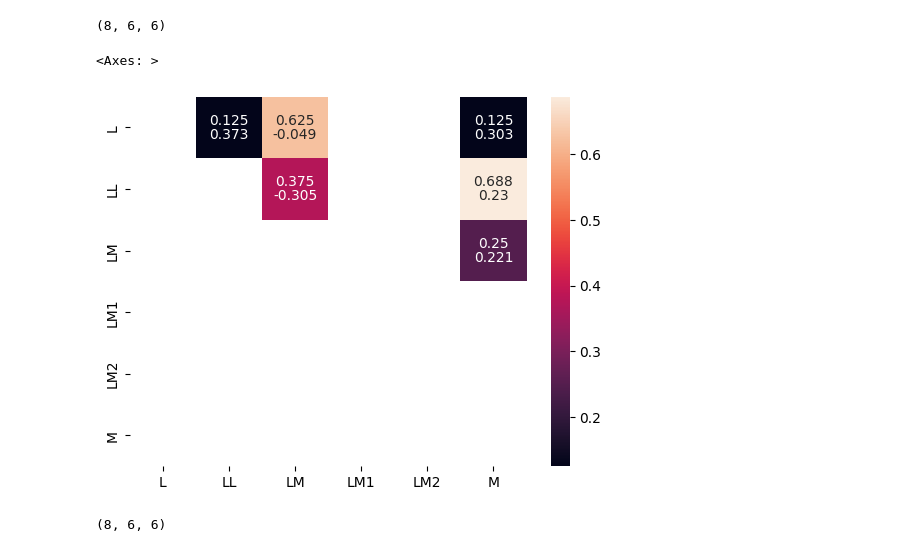
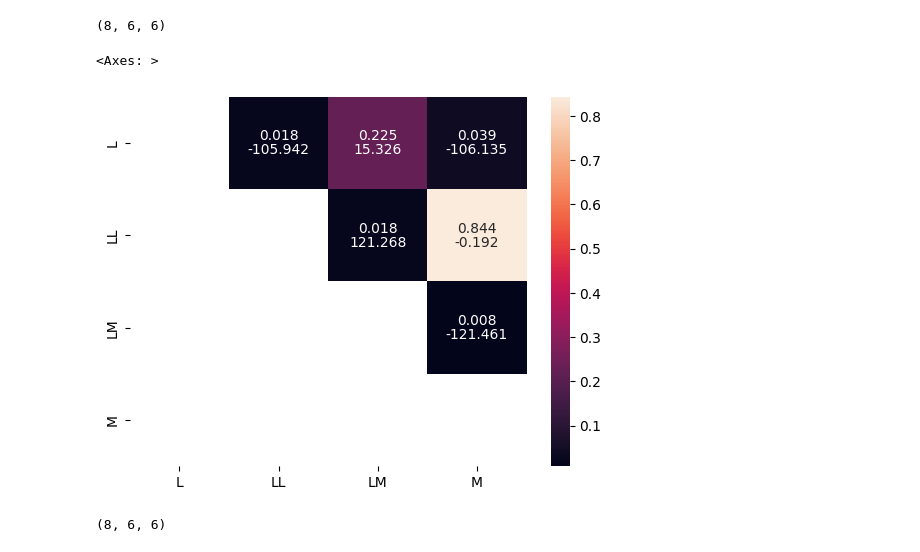
Before and after one commit to hbmep/rat-mapping, a Jupyter notebook: notebooks/C_SMA_LAR/mep_amplitude.ipynb, the cells around one changed output. Drawn from its saved outputs; the diff is of its cells as text; code cells hidden in the pictures.

```diff
--- a/notebooks/C_SMA_LAR/mep_amplitude.ipynb
+++ b/notebooks/C_SMA_LAR/mep_amplitude.ipynb
@@ -148,0 +415,2 @@ norm_y.shape
+# %%
+big_diff = arr_mean_big_lat[:,:,None] - arr_mean_big_lat[:,None,:]
@@ -148,0 +437,12 @@ norm_y.shape
+# %%
+sem_eff_big = []
+sem_sel_big = []
+for i in range(len(combined[0,0,:,0,0])):
+    sem_eff_big.append(ma.std(combined[:,:,i,:,1]) / ma.sqrt(ma.count(combined[:,:,i,:,1])))
+    sem_sel_big.append(ma.std(selectivity_big[:,0,i]) / ma.sqrt(ma.count(selectivity_big[:,0,i])))
+
+sem_eff_small = []
+sem_sel_small = []
+for i in range(len(combined[0,0,:,0,0])):
+    sem_eff_small.append(ma.std(combined[:,:,i,:,0]) / ma.sqrt(ma.count(combined[:,:,i,:,0])))
+    sem_sel_small.append(stats.sem(selectivity_small[:,0,i]))
@@ -148,0 +563,2 @@ norm_y.shape
+# %%
+means_a = ma.mean(arr_diffs, axis=(1,-1))
@@ -148,0 +586,13 @@ norm_y.shape
+# %%
+labels = ['L', 'LL', 'LM', 'M']
+pvalues = []
+for i in range(len(labels)):
+    for i2 in range(len(labels)):
+        if i==i2:
+            pvalues.append(1)
+            continue
+        temp_p = stats.wilcoxon(means_a[:, i,i2], axis=0).pvalue
+        pvalues.append(temp_p)
+
+pvalues = np.array(pvalues)
+pvalues = pvalues.reshape(len(labels), len(labels))
@@ -181,25 +675,25 @@ t.shape
 (8, 6, 6)
 # %%
 pvalues = []
-for i in range(6):
-    for i2 in range(6):
+for i in range(4):
+    for i2 in range(4):
         if i==i2:
             pvalues.append(1)
             continue
-        temp_p = stats.wilcoxon(t[:, i,i2], axis=0).pvalue
+        temp_p = stats.wilcoxon(big_diff[:, i,i2], axis=0).pvalue
         pvalues.append(temp_p)
 
 pvalues = np.array(pvalues)
-pvalues = pvalues.reshape(6, 6)
+pvalues = pvalues.reshape(4, 4)
 
-labels = ['L', 'LL', 'LM', 'LM1', 'LM2', 'M']
+labels = ['L', 'LL', 'LM', 'M']
 mask = np.tril(np.ones_like(pvalues), k=0).astype(bool)
 sns.heatmap(pvalues, xticklabels=labels, yticklabels=labels, mask = mask, annot=False)
-sns.heatmap(pvalues, xticklabels=labels, yticklabels=labels, mask = mask,annot=np.round(t.mean(axis=0).data, 3), annot_kws={'va':'top'}, fmt="", cbar=False)
+sns.heatmap(pvalues, xticklabels=labels, yticklabels=labels, mask = mask,annot=np.round(big_diff.mean(axis=0).data, 3), annot_kws={'va':'top'}, fmt="", cbar=False)
 sns.heatmap(pvalues, xticklabels=labels, yticklabels=labels, mask = mask,annot=np.round(pvalues, 3), annot_kws={'va':'bottom'}, fmt="", cbar=False)
 # %% [output]
 <Axes: >
-[figure, old version]
+[figure, new version]
 # %%
 t.shape
 # %% [output]
```
Also changed, not shown: parts of 117 cells of this notebook, 14 other files.
